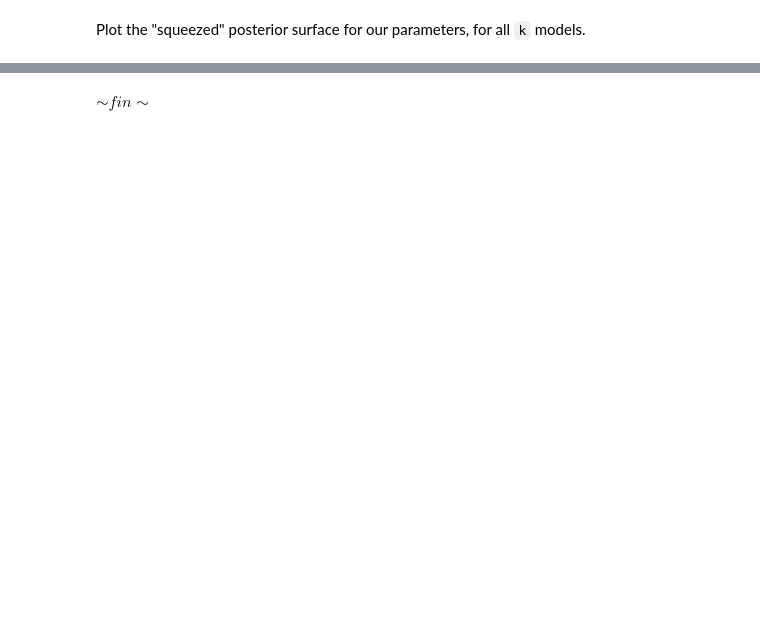
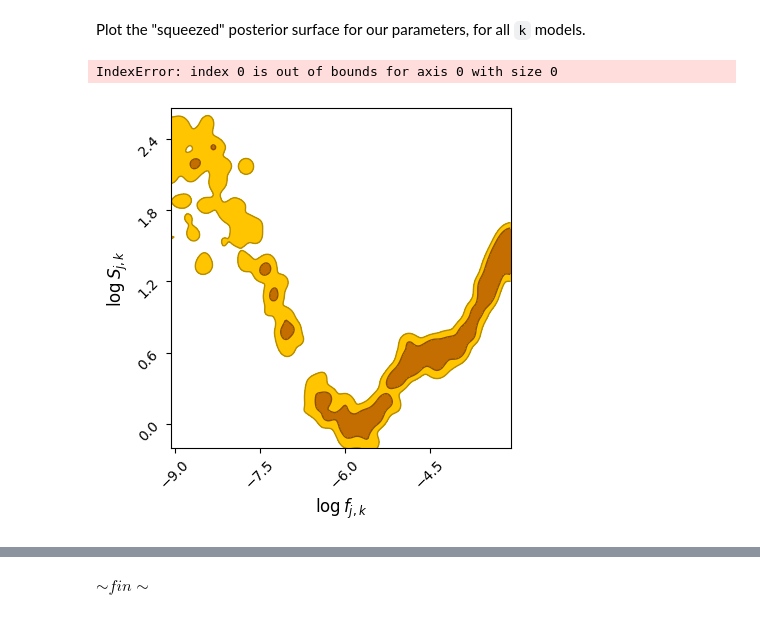
Before and after one commit to mikekatz04/Eryn, a Jupyter notebook: examples/more_tutorials.ipynb, the cells around one changed output, grey strips where cells are left out. Cells and saved outputs as stored; diff of their text form; code cells hidden in the pictures; blank space fills up the shorter version.

Commit message:
moved tests and fixed issues.

```diff
--- a/examples/more_tutorials.ipynb
+++ b/examples/more_tutorials.ipynb
@@ -708,20 +744,26 @@ samples_edges = get_clean_chain(baseline_run_backend.get_chain()['edges'], ndim_
 # %% [markdown]
 Plot the "squeezed" posterior surface for our parameters, for all `k` models.
 # %%
+#### THIS CELL IS HAVING AN ISSUE. WE ARE WORKING ON DEBUGGING. f20 is empty.
+
+
 paramnames = [r'$\log f_{j,k}$',r'$\log S_{j,k}$'] # Define parameter names
 
 i_band = np.where((f20>=f0) & (f20<=f1))[0] # Keep only the range which we fitted in
 
 c = ChainConsumer()
 c.add_chain(samples_knots, parameters=paramnames, name='Knots in-between', color='orange')
 c.configure(bar_shade=True, plot_hists=False)
 fig = c.plotter.plot(figsize=(4, 4));
 ff = np.linspace(np.log(f20[i_band][0]),np.log(f20[i_band][-1]), num=1000)
 ax_list = fig.axes
 ax_list[0].plot(ff, np.log(noisemodel(np.exp(ff))), color='k', lw=1.5,linestyle='--')
 plt.show()
 
-mpl.rcParams['text.usetex']=True # Update this becasue chaincnsumer is annoyinh
+# mpl.rcParams['text.usetex']=True # Update this becasue chaincnsumer is annoyinh
+# %% [output]
+IndexError: index 0 is out of bounds for axis 0 with size 0
+[figure, added]
 # %%
 knots_k_chain = get_clean_k_chains(baseline_run_backend)
 
```
Also changed, not shown: parts of 14 cells of this notebook, 5 other files.
